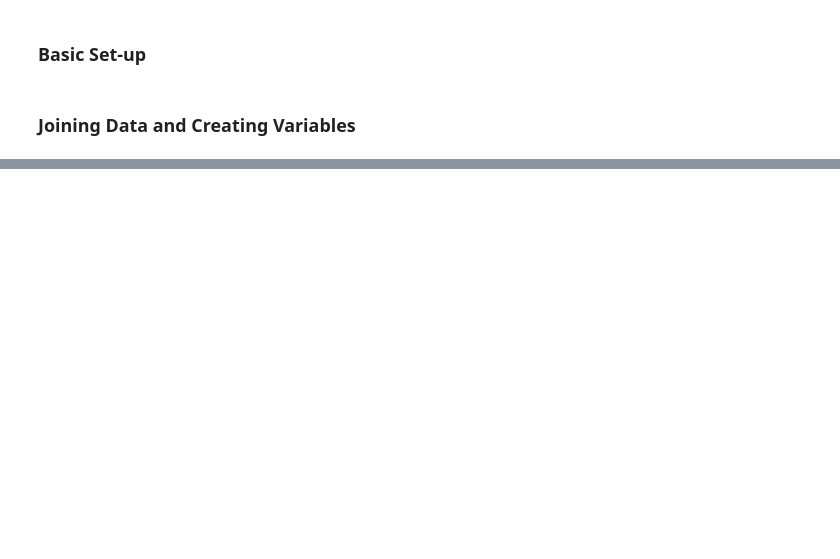
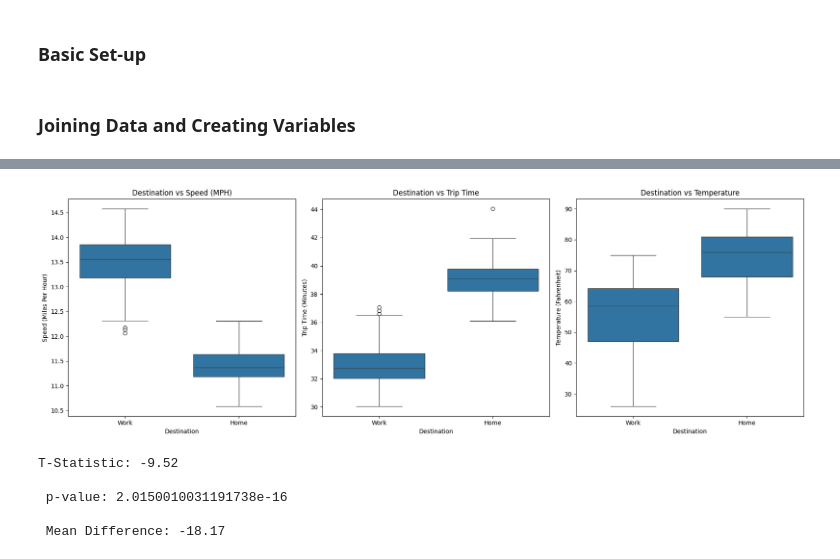
Before and after one commit to mfalcioni1/analysis-projects, a Jupyter notebook: bike-trips/analysis.ipynb, the cells around one changed output, grey strips where cells are left out. Saved outputs shown, nothing was run; the diff lists cells and outputs as text; code cells hidden in the pictures; blank space fills up the shorter version.

```diff
--- a/bike-trips/analysis.ipynb
+++ b/bike-trips/analysis.ipynb
@@ -77,0 +157,43 @@ plt.show()
+# %%
+plt.figure(figsize=(18, 6))
+
+# Destination vs Speed (MPH)
+plt.subplot(1, 3, 1)
+sns.boxplot(x='destination', y='speed_mph', data=trips_data)
+plt.title('Destination vs Speed (MPH)')
+plt.xlabel('Destination')
+plt.ylabel('Speed (Miles Per Hour)')
+
+# Destination vs Trip Time
+plt.subplot(1, 3, 2)
+sns.boxplot(x='destination', y='time_minutes', data=trips_data)
+plt.title('Destination vs Trip Time')
+plt.xlabel('Destination')
+plt.ylabel('Trip Time (Minutes)')
+
+# Destination vs Temperature
+plt.subplot(1, 3, 3)
+sns.boxplot(x='destination', y='temperature_f', data=trips_data)
+plt.title('Destination vs Temperature')
+plt.xlabel('Destination')
+plt.ylabel('Temperature (Fahrenheit)')
+
+plt.tight_layout()
+plt.show()
+# %% [output]
+[figure, added]
+# %%
+# two-sample t-test on average temperature for each destination
+
+temp_to_work = trips_data[trips_data['destination'] == 'Work']['temperature_f']
+temp_to_home = trips_data[trips_data['destination'] == 'Home']['temperature_f']
+
+t_stat, p_value = ttest_ind(temp_to_work, temp_to_home)
+
+print(f'T-Statistic: {round(t_stat, 2)} \n\n p-value: {p_value} \n\n Mean Difference: {round(temp_to_work.mean() - temp_to_home.mean(), 2)}')
+# %% [output]
+T-Statistic: -9.52
+
+ p-value: 2.0150010031191738e-16
+
+ Mean Difference: -18.17
```
Also changed, not shown: parts of 25 cells of this notebook, 1 other file.
